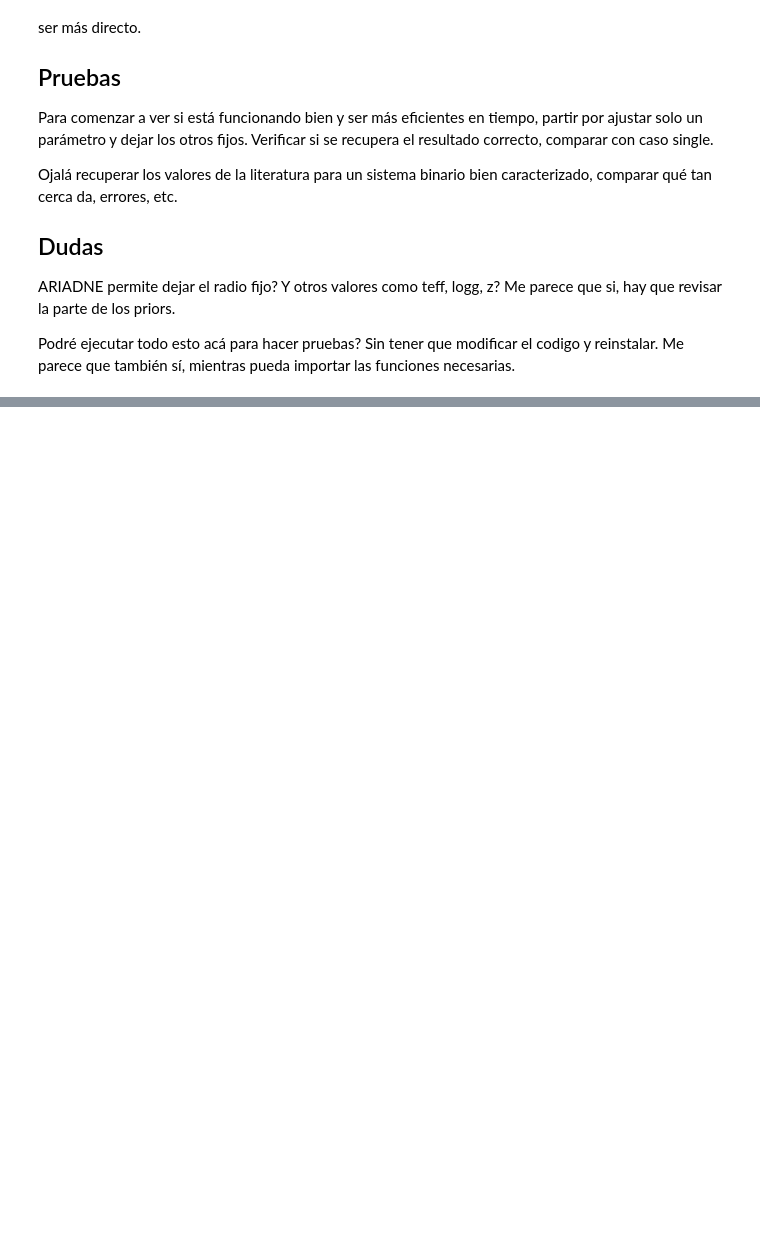
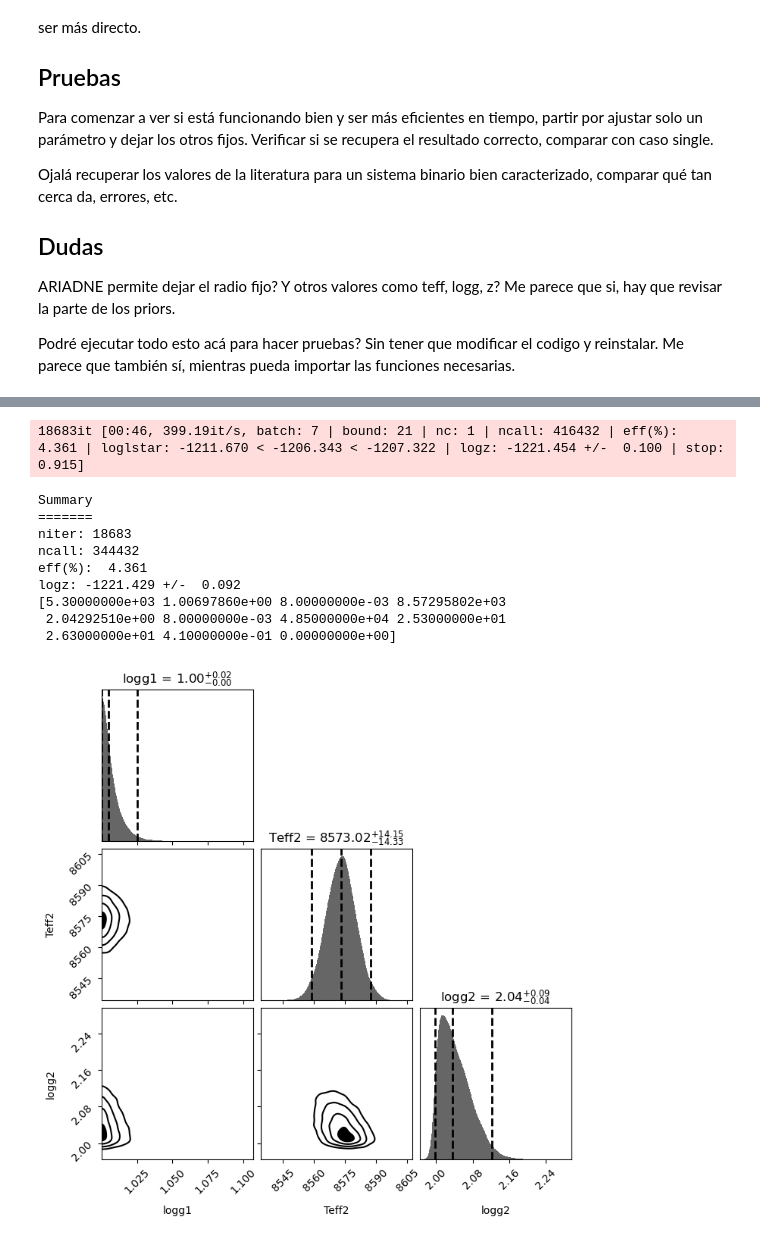
Before and after one commit to astrofelipe/Binary-SED, a Jupyter notebook: binaryfit.ipynb, the cells around one changed output, grey strips where cells are left out. Drawn from its saved outputs; the diff is of its cells as text; code cells hidden in the pictures; blank space fills up the shorter version.

```diff
--- a/binaryfit.ipynb
+++ b/binaryfit.ipynb
@@ -353,0 +507,35 @@ ax.set_xlim([0.1, 6])
+# %%
+#Teff Cefeida fija, metalicidades fijas, logg variable
+edist = ['fixed', evaluate_uniform, 'fixed', evaluate_uniform, evaluate_uniform, 'fixed', 'fixed', 'fixed', 'fixed', 'fixed', 'fixed']
+dists = ['fixed', trans_uniform, 'fixed', trans_uniform, trans_uniform, 'fixed', 'fixed', 'fixed', 'fixed', 'fixed', 'fixed']
+prior = [5300, 1.81, 0.008, 9500, 2.43, 0.008, 48500, 25.3, 26.3, 0.41, 0]
+hyper = [(4000,12000),(1.0,3.0),(0.007,0.009),(4000,12000),(1.0,3.0),(0.007,0.009),0,0,0,0, (0,1e-11)]
+
+dsampler = dynesty.DynamicNestedSampler(dynesty_log_like, prior_transform, len(prior), walks=25,
+                    bound='multi', sample='rwalk', ptform_args=(prior, dist, hyper))
+
+dsampler.run_nested(dlogz_init=0.5, nlive_batch=500, wt_kwargs={'pfrac': .95})
+# %% [output]
+18683it [00:46, 399.19it/s, batch: 7 | bound: 21 | nc: 1 | ncall: 416432 | eff(%):  4.361 | loglstar: -1211.670 < -1206.343 < -1207.322 | logz: -1221.454 +/-  0.100 | stop:  0.915]
+# %%
+res1 = dsampler.results
+res1.summary()
+
+from dynesty import utils as dyfunc
+samples, weights = res1.samples, res1.importance_weights()
+mean, cov = dyfunc.mean_and_cov(samples, weights)
+print(mean)
+
+from dynesty import plotting as dyplot
+fg, ax = dyplot.cornerplot(res1, show_titles=True, dims=[1,3,4], labels=['logg1', 'Teff2', 'logg2'], truths=[1.81, 9500, 2.43])
+# %% [output]
+Summary
+=======
+niter: 18683
+ncall: 344432
+eff(%):  4.361
+logz: -1221.429 +/-  0.092
+[5.30000000e+03 1.00697860e+00 8.00000000e-03 8.57295802e+03
+ 2.04292510e+00 8.00000000e-03 4.85000000e+04 2.53000000e+01
+ 2.63000000e+01 4.10000000e-01 0.00000000e+00]
+[figure, added]
```
Also changed, not shown: parts of 35 cells of this notebook.
